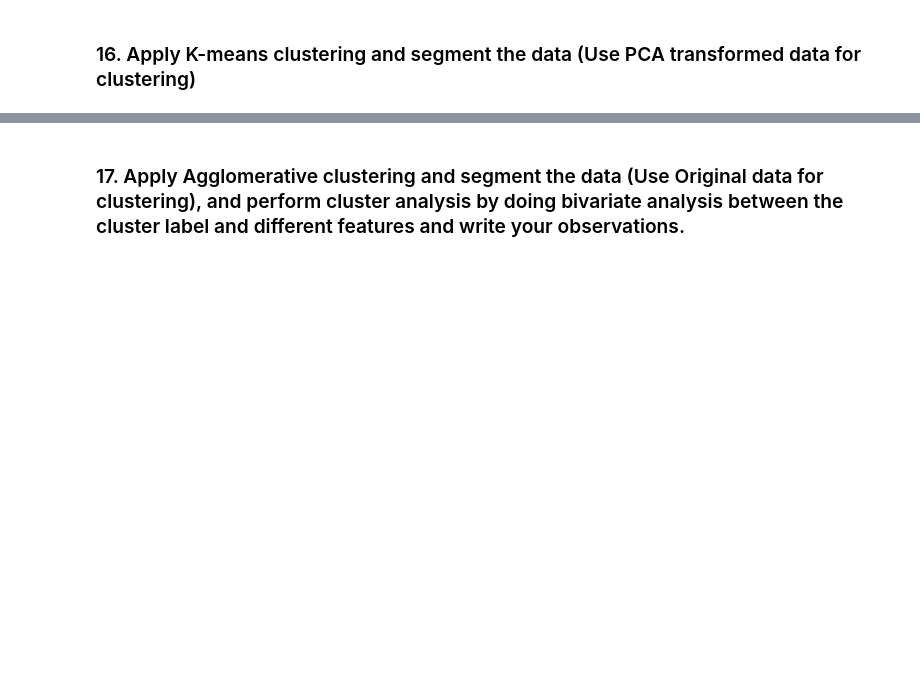
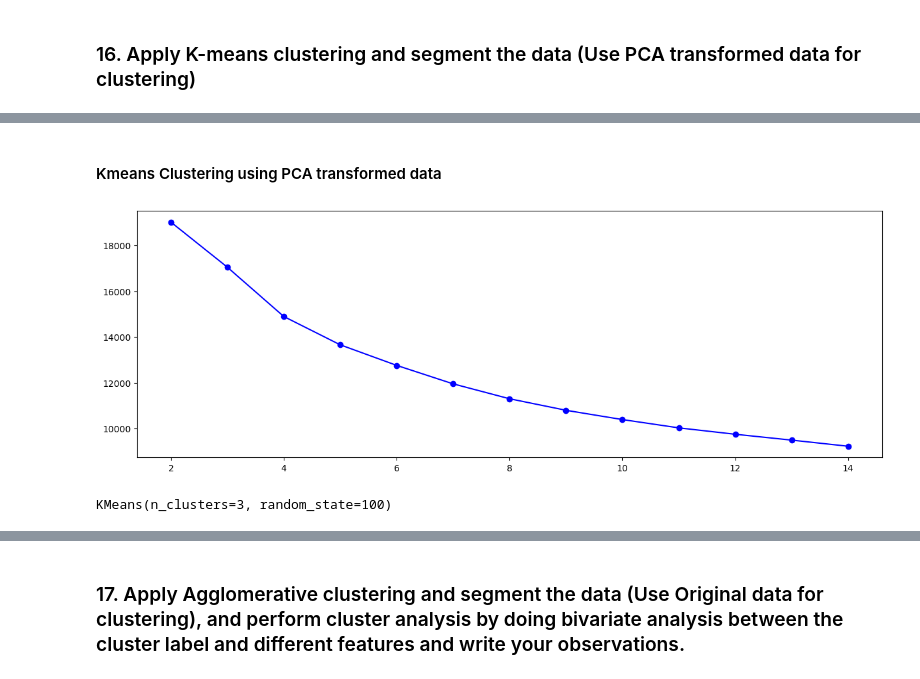
Before and after one commit to tarangini-shetty/tarangini_Lab4_PythonforDS, a Jupyter notebook: UnsupervisedLearning-Labsession.ipynb, the cells around one changed output, grey strips where cells are left out. Saved outputs shown, nothing was run; the diff lists cells and outputs as text; code cells hidden in the pictures; blank space fills up the shorter version.

```diff
--- a/UnsupervisedLearning-Labsession.ipynb
+++ b/UnsupervisedLearning-Labsession.ipynb
@@ -436,2 +438,8 @@ plt.show()
 # %% [markdown]
 ### 16. Apply K-means clustering and segment the data (Use PCA transformed data for clustering)
+# %%
+## Using the dimensions obtained from the PCA to apply clustering. (ie 10)
+from sklearn.decomposition import PCA
+pca = PCA(n_components=8)
+pca_df = pd.DataFrame(pca.fit_transform(scaled_features_df), columns=['PC1','PC2','PC3','PC4','PC5','PC6','PC7','PC8'])
+pca_df.head()
@@ -437,0 +453,21 @@ plt.show()
+# %% [markdown]
+#### Kmeans Clustering using PCA transformed data
+# %%
+### finding optimal k value by KMeans clustering using Elbow plot
+from sklearn.cluster import KMeans
+cluster_errors = []
+cluster_range = range(2,15)
+for num_clusters in cluster_range:
+    clusters = KMeans(num_clusters, random_state=100)
+    clusters.fit(pca_df)
+    cluster_errors.append(clusters.inertia_)
+# %%
+### creating a dataframe of number of clusters and cluster errors.
+cluster_df = pd.DataFrame({'num_clusters':cluster_range, 'cluster_errors':cluster_errors})
+
+## Elbow plot
+plt.figure(figsize=[15,5])
+plt.plot(cluster_df['num_clusters'],cluster_df['cluster_errors'],marker='o',color='b')
+plt.show()
+# %% [output]
+[figure, added]
@@ -437,0 +476,6 @@ plt.show()
+# %%
+##Applying KMeans clustering for the optimal number of clusters obtained above.
+kmeans = KMeans(n_clusters=3, random_state=100)
+kmeans.fit(pca_df)
+# %% [output]
+KMeans(n_clusters=3, random_state=100)
```
Also changed, not shown: parts of 24 cells of this notebook.
